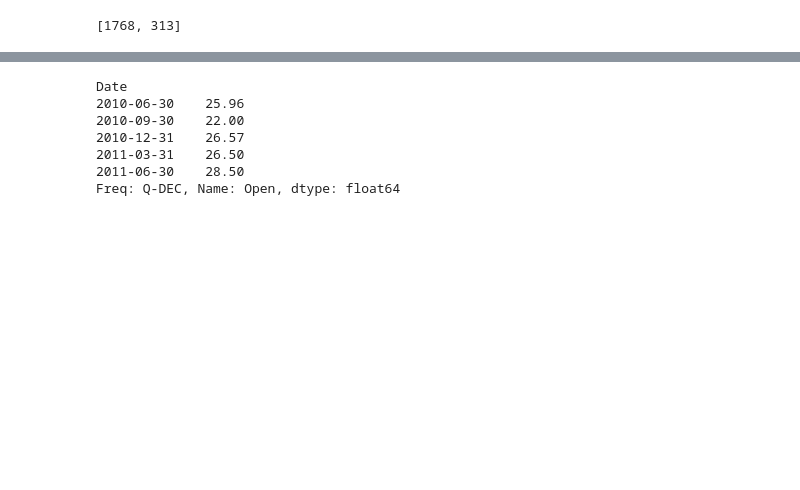
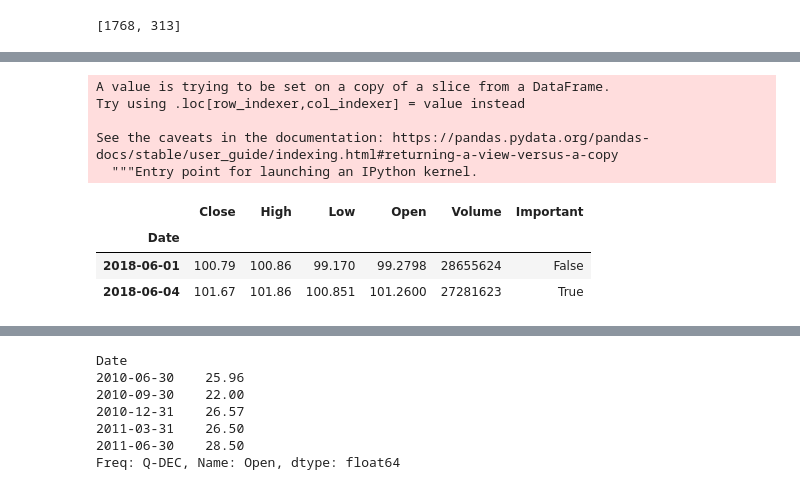
Before and after one commit to luisbelloch/pandas_notebooks, a Jupyter notebook: 0B_exercises_and_solutions.ipynb, the cells around one changed output, grey strips where cells are left out. Cells and saved outputs as stored; diff of their text form; code cells hidden in the pictures; blank space fills up the shorter version.

Commit message:
Pandas getting started document update to last version

```diff
--- a/0B_exercises_and_solutions.ipynb
+++ b/0B_exercises_and_solutions.ipynb
@@ -44,0 +60,13 @@ train, test = train_test_split(tsla.Close, test_size=0.15, random_state=42)
+# %%
+msft['Important'] = msft.Open > 100
+msft["2018-06":].head(2)
+# %% [output]
+A value is trying to be set on a copy of a slice from a DataFrame.
+Try using .loc[row_indexer,col_indexer] = value instead
+
+See the caveats in the documentation: https://pandas.pydata.org/pandas-docs/stable/user_guide/indexing.html#returning-a-view-versus-a-copy
+  """Entry point for launching an IPython kernel.
+|  | Close | High | Low | Open | Volume | Important |
+| Date |  |  |  |  |  |  |
+| 2018-06-01 | 100.79 | 100.86 | 99.170 | 99.2798 | 28655624 | False |
+| 2018-06-04 | 101.67 | 101.86 | 100.851 | 101.2600 | 27281623 | True |
```
Also changed, not shown: parts of 11 cells of this notebook, 5 other files.
